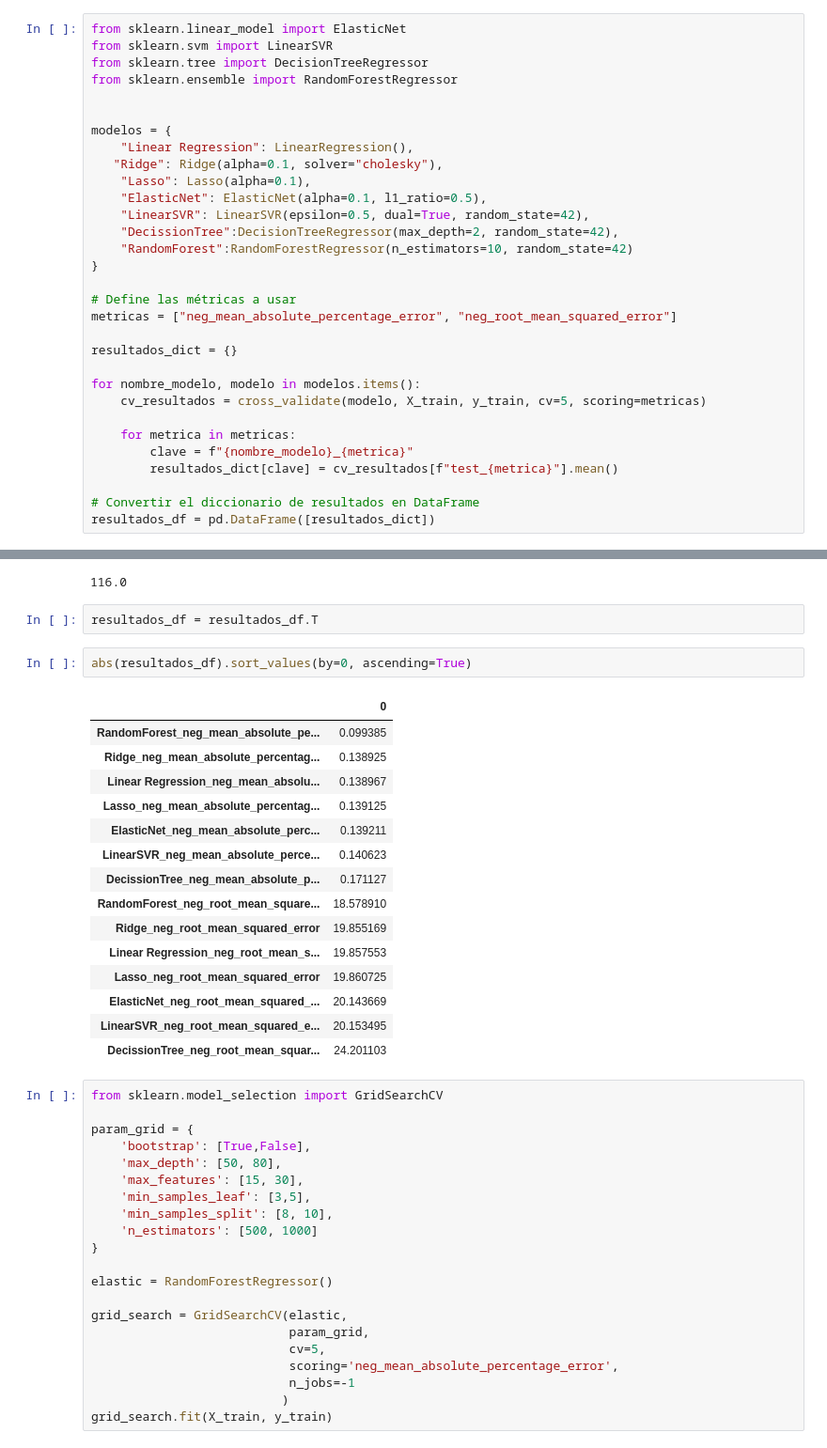
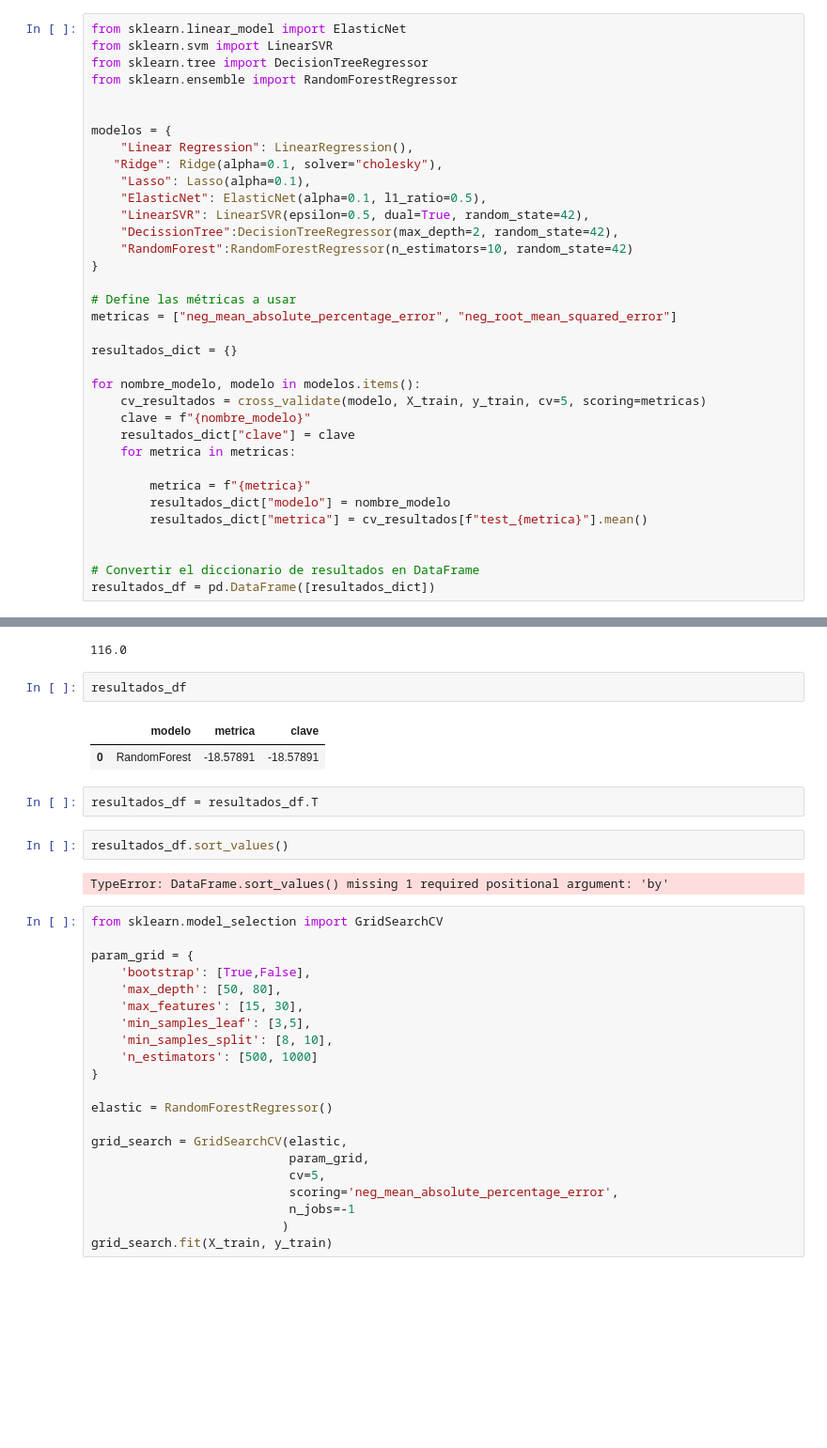
Before and after one commit to jmayordomom/ML_TennisPredict, a Jupyter notebook: src/notebooks/02_ProcesadoDatos.ipynb, the cells around one changed output, grey strips where cells are left out. Shown: that part at 94% size. Drawn from its saved outputs; the diff is of its cells as text; blank space fills up the shorter version.

```diff
--- a/src/notebooks/02_ProcesadoDatos.ipynb
+++ b/src/notebooks/02_ProcesadoDatos.ipynb
@@ -107,10 +107,14 @@ resultados_dict = {}
 
 for nombre_modelo, modelo in modelos.items():
     cv_resultados = cross_validate(modelo, X_train, y_train, cv=5, scoring=metricas)
+    clave = f"{nombre_modelo}"
+    resultados_dict["clave"] = clave
+    for metrica in metricas:
 
-    for metrica in metricas:
-        clave = f"{nombre_modelo}_{metrica}"
-        resultados_dict[clave] = cv_resultados[f"test_{metrica}"].mean()
+        metrica = f"{metrica}"
+        resultados_dict["modelo"] = nombre_modelo
+        resultados_dict["metrica"] = cv_resultados[f"test_{metrica}"].mean()
+
 
 # Convertir el diccionario de resultados en DataFrame
 resultados_df = pd.DataFrame([resultados_dict])
@@ -118,26 +122,17 @@ resultados_df = pd.DataFrame([resultados_dict])
 data["minutes"].mean().round(2)
 # %% [output]
 116.0
+# %%
+resultados_df
+# %% [output]
+|  | modelo | metrica | clave |
+| 0 | RandomForest | -18.57891 | -18.57891 |
 # %%
 resultados_df = resultados_df.T
-# %%
-abs(resultados_df).sort_values(by=0, ascending=True)
-# %% [output]
-|  | 0 |
-| RandomForest_neg_mean_absolute_pe... | 0.099385 |
-| Ridge_neg_mean_absolute_percentag... | 0.138925 |
-| Linear Regression_neg_mean_absolu... | 0.138967 |
-| Lasso_neg_mean_absolute_percentag... | 0.139125 |
-| ElasticNet_neg_mean_absolute_perc... | 0.139211 |
-| LinearSVR_neg_mean_absolute_perce... | 0.140623 |
-| DecissionTree_neg_mean_absolute_p... | 0.171127 |
-| RandomForest_neg_root_mean_square... | 18.578910 |
-| Ridge_neg_root_mean_squared_error | 19.855169 |
-| Linear Regression_neg_root_mean_s... | 19.857553 |
-| Lasso_neg_root_mean_squared_error | 19.860725 |
-| ElasticNet_neg_root_mean_squared_... | 20.143669 |
-| LinearSVR_neg_root_mean_squared_e... | 20.153495 |
-| DecissionTree_neg_root_mean_squar... | 24.201103 |
+# %%
+resultados_df.sort_values()
+# %% [output]
+TypeError: DataFrame.sort_values() missing 1 required positional argument: 'by'
 # %%
 from sklearn.model_selection import GridSearchCV
 
```
Also changed, not shown: 4 other files.
